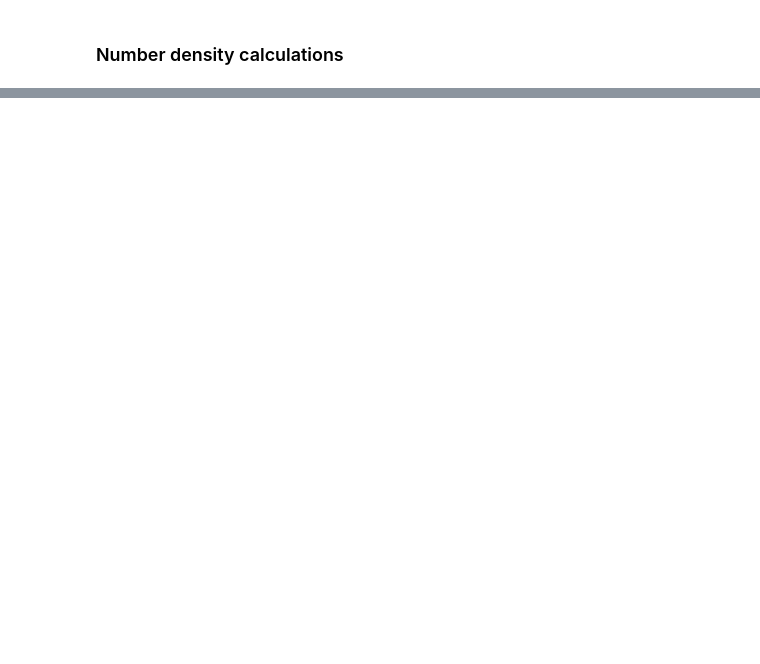
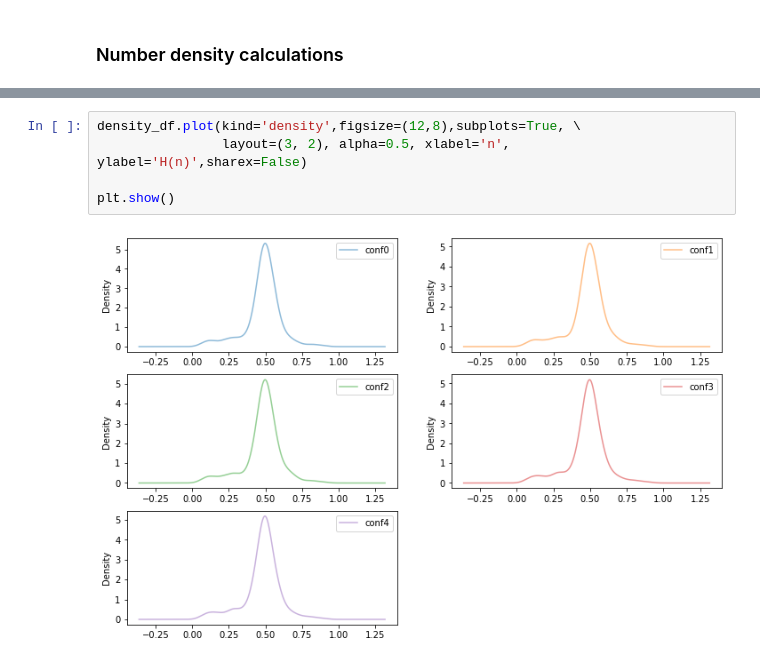
Before and after one commit to Shashi1a/intkagome, a Jupyter notebook: calcobs.ipynb, the cells around one changed output, grey strips where cells are left out. Saved outputs shown, nothing was run; the diff lists cells and outputs as text; blank space fills up the shorter version.

```diff
--- a/calcobs.ipynb
+++ b/calcobs.ipynb
@@ -90,0 +138,7 @@ TypeError: 'float' object is not subscriptable
+# %%
+density_df.plot(kind='density',figsize=(12,8),subplots=True, \
+                layout=(3, 2), alpha=0.5, xlabel='n', ylabel='H(n)',sharex=False)
+
+plt.show()
+# %% [output]
+[figure, added]
```
Also changed, not shown: parts of 9 cells of this notebook, 2 other files.
